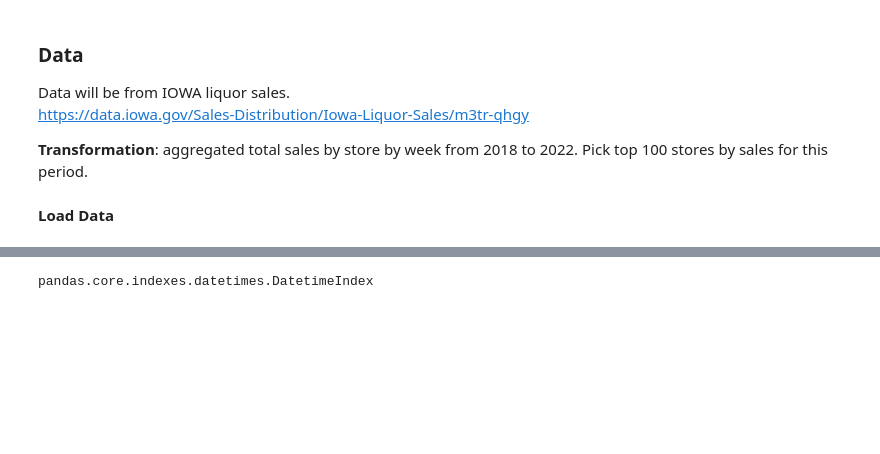
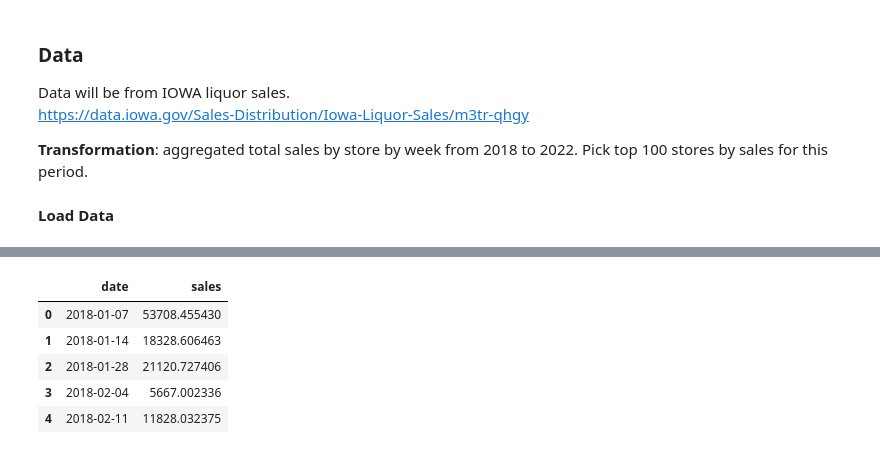
Before and after one commit to Rev-Analytics/exponential_smoothing, a Jupyter notebook: expo_smooth_v2.ipynb, the cells around one changed output, grey strips where cells are left out. Cells and saved outputs as stored; diff of their text form; code cells hidden in the pictures; blank space fills up the shorter version.

```diff
--- a/expo_smooth_v2.ipynb
+++ b/expo_smooth_v2.ipynb
@@ -85,2 +148,2 @@ fit1.fittedvalues.plot(ax=ax, style="--", color="red")
 # %%
-pd.DataFrame(fit1.fittedvalues).head()
+hist_df = pd.DataFrame(fit1.fittedvalues,index=sdf.index)
@@ -107,4 +150,12 @@ ax.plot()
-# %%
-type(fit1.fittedvalues.index)
-# %% [output]
-pandas.core.indexes.datetimes.DatetimeIndex
+# %%
+hist_df.columns = ['sales']
+# %%
+hist_df = hist_df.reset_index()
+hist_df.head()
+# %% [output]
+|  | date | sales |
+| 0 | 2018-01-07 | 53708.455430 |
+| 1 | 2018-01-14 | 18328.606463 |
+| 2 | 2018-01-28 | 21120.727406 |
+| 3 | 2018-02-04 | 5667.002336 |
+| 4 | 2018-02-11 | 11828.032375 |
```
Also changed, not shown: parts of 41 cells of this notebook.
